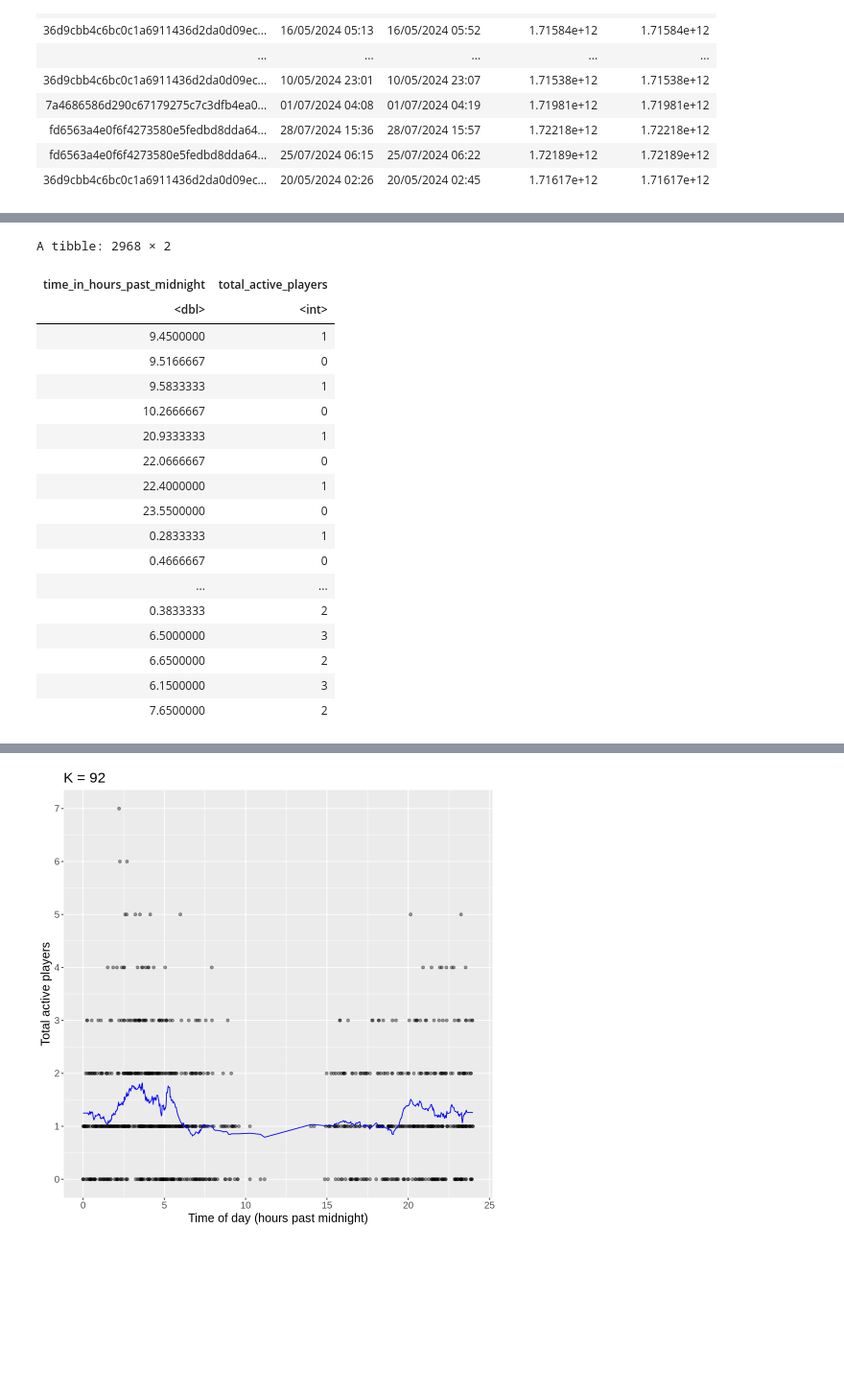
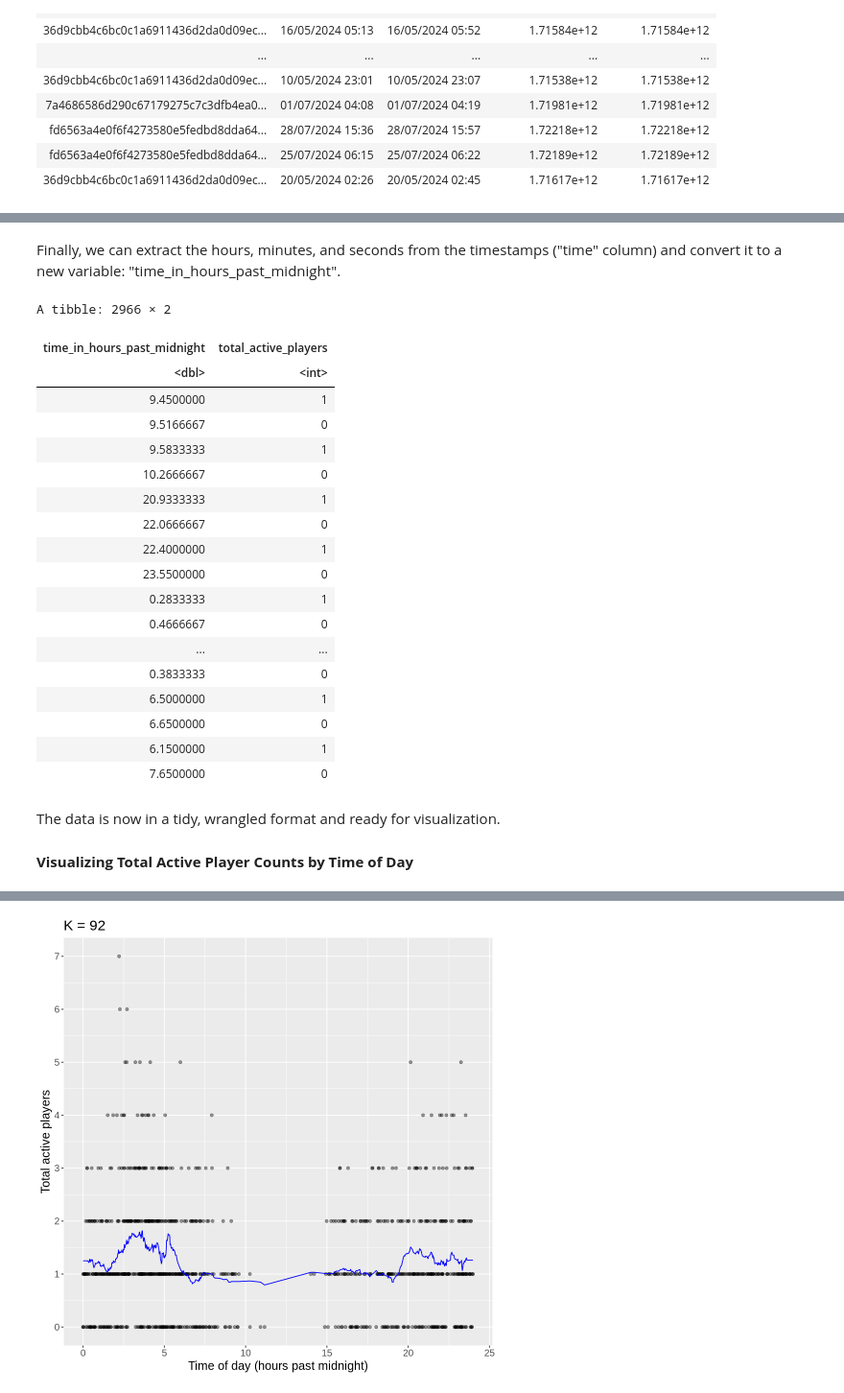
Before and after one commit to sprout-scout/Group-DSCI100-project, a Jupyter notebook: Group_Report.ipynb, the cells around one changed output, grey strips where cells are left out. Shown at 96% size. Cells and saved outputs as stored; diff of their text form; code cells hidden in the pictures; blank space fills up the shorter version.

Commit message:
tidying and wrangling explanation

```diff
--- a/Group_Report.ipynb
+++ b/Group_Report.ipynb
@@ -138,0 +124,3 @@ A spec_tbl_df: 1535 × 5
+# %%
+session_time <- sessions_data |>
+    select(start_time, end_time)
@@ -138,0 +145,17 @@ A spec_tbl_df: 1535 × 5
+# %%
+active_player_counts <- player_actions |>
+
+    mutate(action = case_when(
+              action == "start_time" ~ "entry",
+              action == "end_time" ~ "exit")) |>
+
+    group_by(time, action) |>
+    summarize(count = n(), .groups = "drop") |>
+
+    # Finding running total number of players at each timestamp
+    pivot_wider(names_from = action,
+                values_from = count,
+                values_fill = 0) |>
+    mutate(total_active_players = cumsum(entry) - cumsum(exit))
+
+active_player_counts
@@ -139,68 +182,38 @@ A spec_tbl_df: 1535 × 5
+# %% [markdown]
+Finally, we can extract the hours, minutes, and seconds from the timestamps ("time" column) and convert it to a new variable: "time_in_hours_past_midnight".
 # %%
-# Tidying and wrangling the sessions.csv data
-
-active_player_counts <- sessions_data |>
-
-    # Converting non-UNIX timestamps to standard dttm format
-    mutate(start_time = as.POSIXct(start_time, format = "%d/%m/%Y %H:%M"),
-           end_time = as.POSIXct(end_time,format = "%d/%m/%Y %H:%M")) |>
-
-    # Selecting relevant columns
-    select(start_time, end_time) |>
-
-    # Counting the number of occurrences of each combination of actions (entry or exit) at each time point
-    pivot_longer(cols = c(start_time, end_time),
-                names_to = "action",
-                values_to = "time") |>
-
-    drop_na(time) |>
-
-    mutate(action = case_when(
-          action == "start_time" ~ "entry",
-          action == "end_time" ~ "exit")) |>
-
-    group_by(time, action) |>
-    summarize(count = n(), .groups = "drop") |>
-
-    # Finding running total number of players at each timestamp
-    pivot_wider(names_from = action,
-                values_from = count,
-                values_fill = 0) |>
-
-    mutate(total_active_players = cumsum(entry) - cumsum(exit))
-
-
-# Extracting hours, minutes, and seconds from timestamp (time) and converting to "time_in_hours_past_midnight"
-# to make tidy for the purposes of this analysis
 player_counts_by_time <- active_player_counts |>
     mutate(hour = hour(time),
            minute_in_hours = minute(time)/60,
            second_in_hours = second(time)/3600,
 
            time_in_hours_past_midnight = hour + minute_in_hours + second_in_hours) |>
 
     select(time_in_hours_past_midnight, total_active_players)
 
-
 player_counts_by_time
 # %% [output]
-A tibble: 2968 × 2
+A tibble: 2966 × 2
 | time_in_hours_past_midnight | total_active_players |
 | <dbl> | <int> |
 | 9.4500000 | 1 |
 | 9.5166667 | 0 |
 | 9.5833333 | 1 |
 | 10.2666667 | 0 |
 | 20.9333333 | 1 |
 | 22.0666667 | 0 |
 | 22.4000000 | 1 |
 | 23.5500000 | 0 |
 | 0.2833333 | 1 |
 | 0.4666667 | 0 |
 | ... | ... |
-| 0.3833333 | 2 |
-| 6.5000000 | 3 |
-| 6.6500000 | 2 |
-| 6.1500000 | 3 |
-| 7.6500000 | 2 |
+| 0.3833333 | 0 |
+| 6.5000000 | 1 |
+| 6.6500000 | 0 |
+| 6.1500000 | 1 |
+| 7.6500000 | 0 |
+# %% [markdown]
+The data is now in a tidy, wrangled format and ready for visualization.
+
+#### **Visualizing Total Active Player Counts by Time of Day**
 # %%
```
Also changed, not shown: parts of 14 cells of this notebook.
